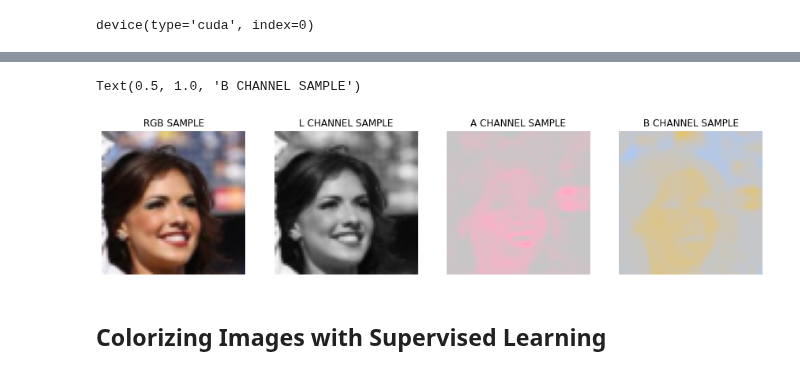
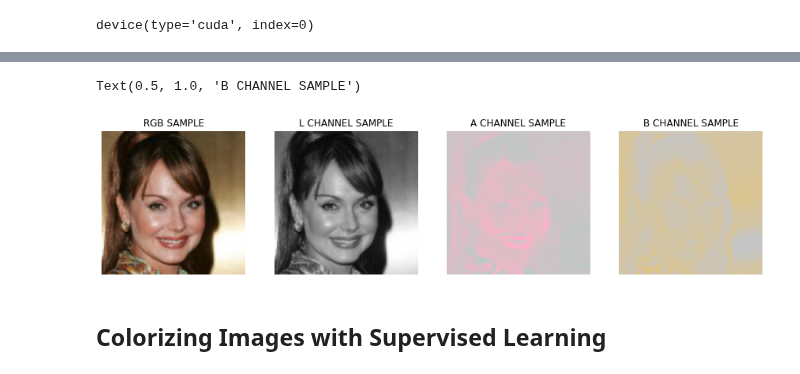
Before and after one commit to sachithdickwella/computervision-pytorch, a Jupyter notebook: src/colorizing/gray_to_color.ipynb, the cells around one changed output, grey strips where cells are left out. Drawn from its saved outputs; the diff is of its cells as text; code cells hidden in the pictures.

Commit message:
Remove model.py and create single .ipynb file

```diff
--- a/src/colorizing/gray_to_color.ipynb
+++ b/src/colorizing/gray_to_color.ipynb
@@ -13,8 +14,8 @@ from utils.models import ColorNet, lab2rgb, color, train
 data_root_color = 'C:/DataSets/Celeba/sample'
 data_root_grayscale = 'C:/DataSets/Celeba/grayscale'
 workers = 0
-batch_size = 64
-image_size = 64
+batch_size = 10
+image_size = 128
 nc = 3  # Number of output color channels.
 nz = 1  # Number of input color channels (Latent vector).
 ngf = 64    # Depth of feature map, carried through the generator(G).
@@ -96,6 +97,23 @@ class RGB2L(object):
         :return: the LAB color channel image.
         """
         return color.rgb2lab(np.array(image))[:, :, 0]
+# %%
+def lab2rgb(image, dim=None):
+    """
+    :param image is a single Lab image the shape of (X, y, 3)
+    :param dim to define the color-channel dimension.
+    """
+    image = np.transpose(image, axes=(1, 2, 0))
+
+    if dim is not None:
+        z = np.zeros_like(image)
+        if dim != 0:
+            z[:, :, 0] = 80  # Increase the brightness to see other color channels(a & b).
+
+        z[:, :, dim] = image[:, :, dim]
+        return color.lab2rgb(z)
+    else:
+        return color.lab2rgb(image)
 # %%
 image_transform['lab'] = tf.Compose([
     tf.Resize(image_size),
@@ -119,34 +137,34 @@ lab_loader = DataLoader(lab_set, batch_size, num_workers=workers, pin_memory=is_
 l_set = ds.ImageFolder(root=data_root_color, transform=image_transform['l'])
 l_loader = DataLoader(l_set, batch_size, num_workers=workers, pin_memory=is_cuda_available)
 # %%
-IMG_INDEX = 38
+IMG_INDEX = 8
 
 lab_im = next(iter(lab_loader))[0][IMG_INDEX]
 
 plt.figure(figsize=(15, 14))
 
 plt.subplot(141)
 plt.imshow(np.transpose(c_im[0][IMG_INDEX], axes=(1, 2, 0)))
 plt.axis('off')
 plt.title('RGB SAMPLE')
 
 plt.subplot(142)
 plt.imshow(lab2rgb(lab_im, 0))
 plt.axis('off')
 plt.title('L CHANNEL SAMPLE')
 
 plt.subplot(143)
 plt.imshow(lab2rgb(lab_im, 1))
 plt.axis('off')
 plt.title('A CHANNEL SAMPLE')
 
 plt.subplot(144)
 plt.imshow(lab2rgb(lab_im, 2))
 plt.axis('off')
 plt.title('B CHANNEL SAMPLE')
 # %% [output]
 Text(0.5, 1.0, 'B CHANNEL SAMPLE')
-[figure, old version]
+[figure, new version]
 # %%
 l_im = next(iter(l_loader))
 # %% [markdown]
```
Also changed, not shown: parts of 10 cells of this notebook, 2 other files.
